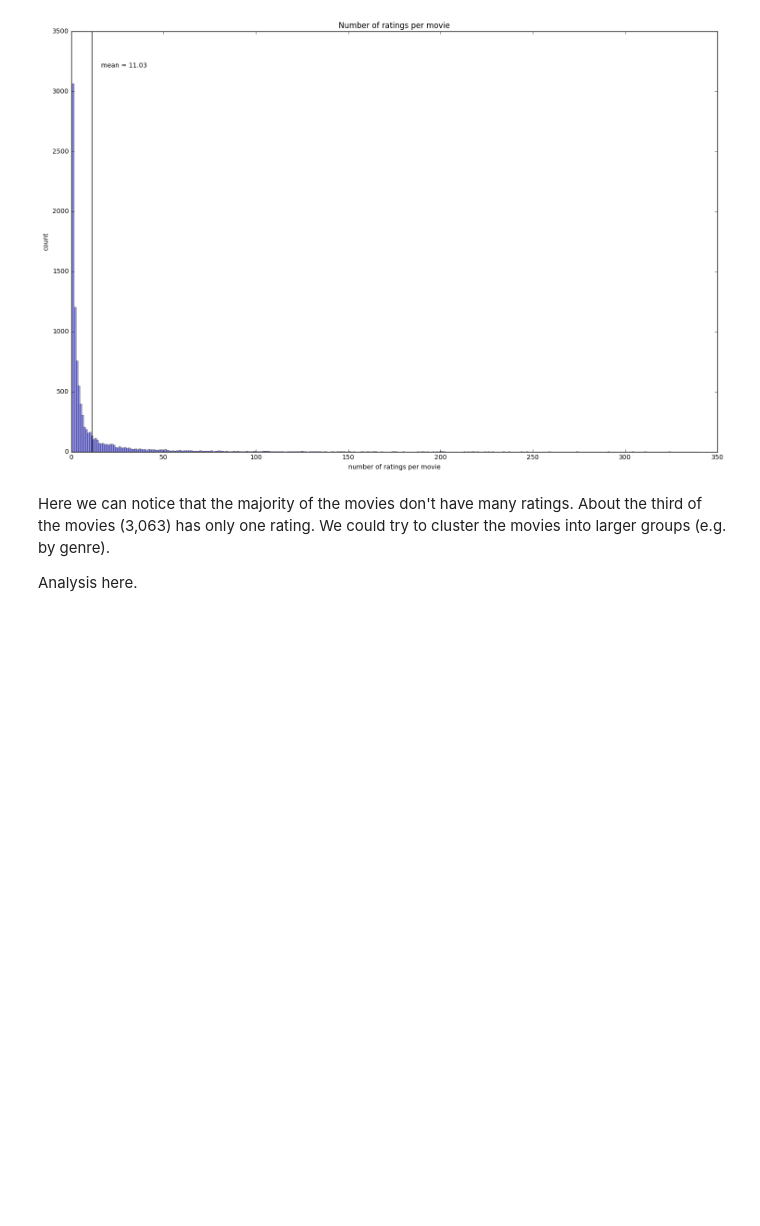
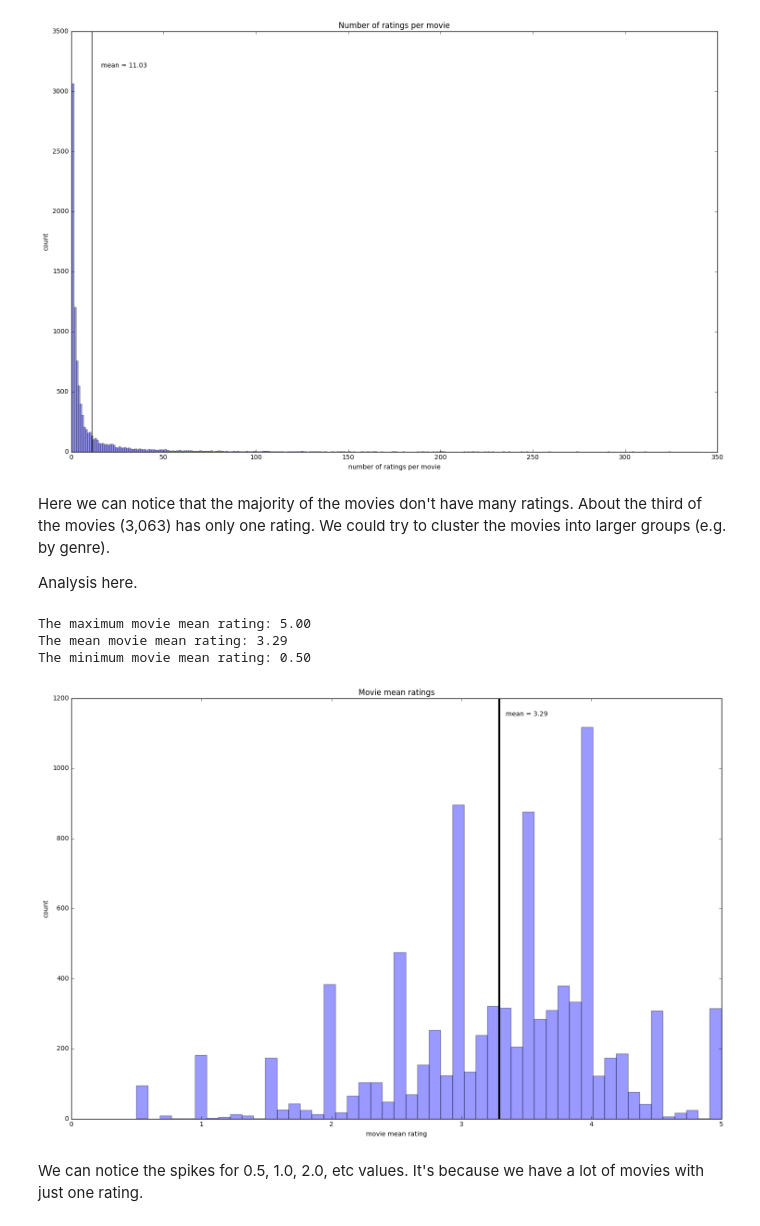
Before and after one commit to starbuck10/CS109a_DataScience_UserRatings_Team_Project, a Jupyter notebook: MovieLens/User_Ratings_Project.ipynb, the cells around one changed output. Drawn from its saved outputs; the diff is of its cells as text; code cells hidden in the pictures; blank space fills up the shorter version.

Commit message:
explore_movie_mean_ratings

```diff
--- a/MovieLens/User_Ratings_Project.ipynb
+++ b/MovieLens/User_Ratings_Project.ipynb
@@ -270,3 +270,39 @@ Number of movies with two ratings: 1,202
 Here we can notice that the majority of the movies don't have many ratings. About the third of the movies (3,063) has only one rating. We could try to cluster the movies into larger groups (e.g. by genre).
 
 Analysis here.
+# %%
+def explore_movie_mean_ratings(dataset):
+    ratings_df = dataset.ratings_df
+
+    movie_ratings = ratings_df.groupby('movieId')['rating']
+
+    movie_mean_ratings = movie_ratings.mean()
+
+    print 'The maximum movie mean rating: %.2f' % movie_mean_ratings.max()
+    movie_ratings_mean = movie_mean_ratings.mean()
+    print 'The mean movie mean rating: %.2f' % movie_ratings_mean
+    print 'The minimum movie mean rating: %.2f' % movie_mean_ratings.min()
+
+    _, ax = plt.subplots(1, 1, figsize=get_fig_size())
+
+    ax.hist(movie_mean_ratings, bins=50, alpha=0.4)
+
+    ax.axvline(x=movie_ratings_mean, linewidth=3, color='k')
+    plt.text(movie_ratings_mean + 0.05, 1150, 'mean = %.2f' % movie_ratings_mean)
+
+    ax.set_xlabel('movie mean rating')
+    ax.set_ylabel('count')
+    ax.set_title('Movie mean ratings')
+
+    plt.tight_layout()
+    plt.show()
+
+
+explore_movie_mean_ratings(dataset)
+# %% [output]
+The maximum movie mean rating: 5.00
+The mean movie mean rating: 3.29
+The minimum movie mean rating: 0.50
+[figure, added]
+# %% [markdown]
+We can notice the spikes for 0.5, 1.0, 2.0, etc values. It's because we have a lot of movies with just one rating.
```
Also changed, not shown: 1 other file.
